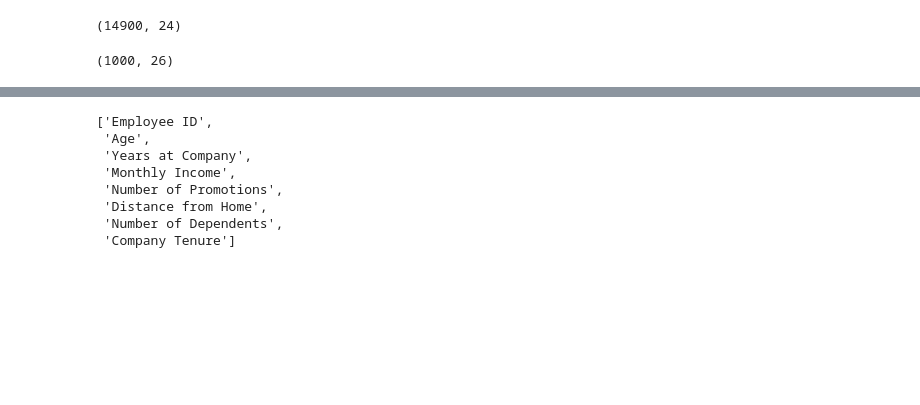
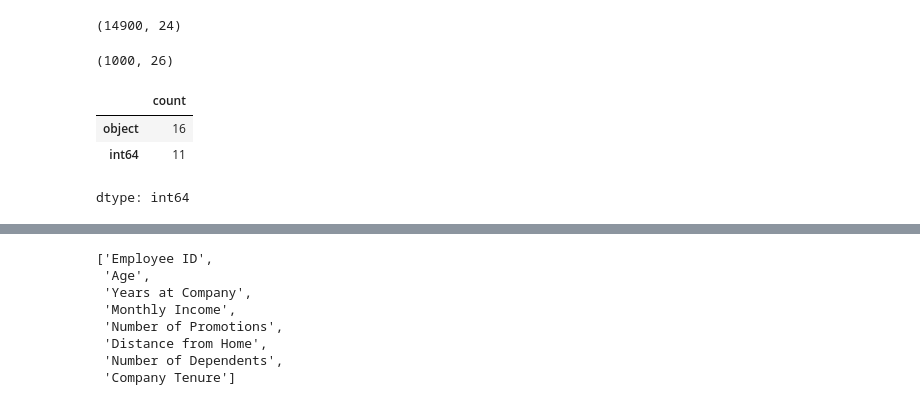
Before and after one commit to smminhaz/SkillMorph, a Jupyter notebook: Day_7_Feature_Engineering_&_Selection.ipynb, the cells around one changed output, grey strips where cells are left out. Cells and saved outputs as stored; diff of their text form; code cells hidden in the pictures; blank space fills up the shorter version.

```diff
--- a/Day_7_Feature_Engineering_&_Selection.ipynb
+++ b/Day_7_Feature_Engineering_&_Selection.ipynb
@@ -43,3 +43,10 @@ df1.shape
 df2.shape
 # %% [output]
 (1000, 26)
+# %%
+df1.dtypes.value_counts()
+# %% [output]
+|  | count |
+| object | 16 |
+| int64 | 11 |
+dtype: int64
```
Also changed, not shown: parts of 9 cells of this notebook.
